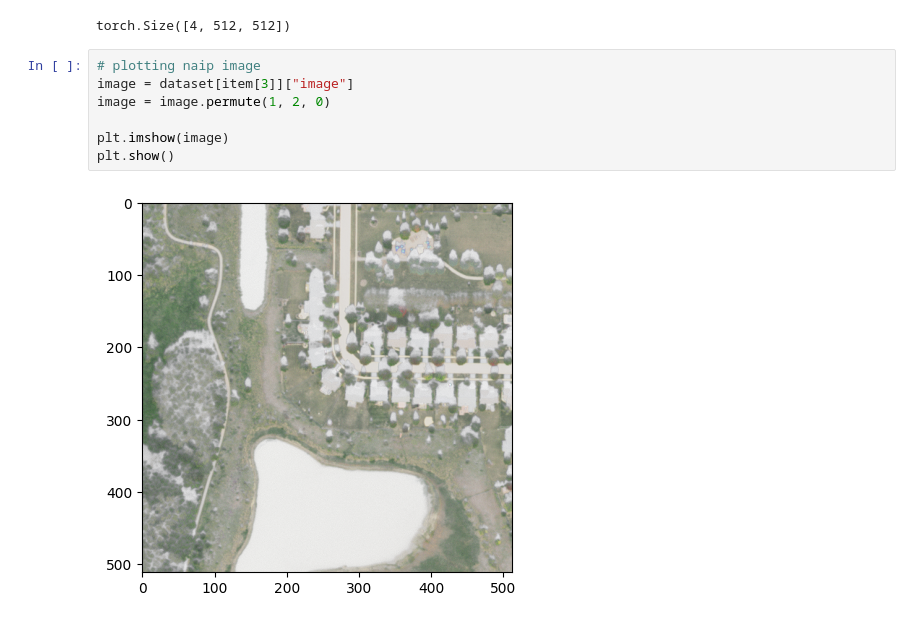
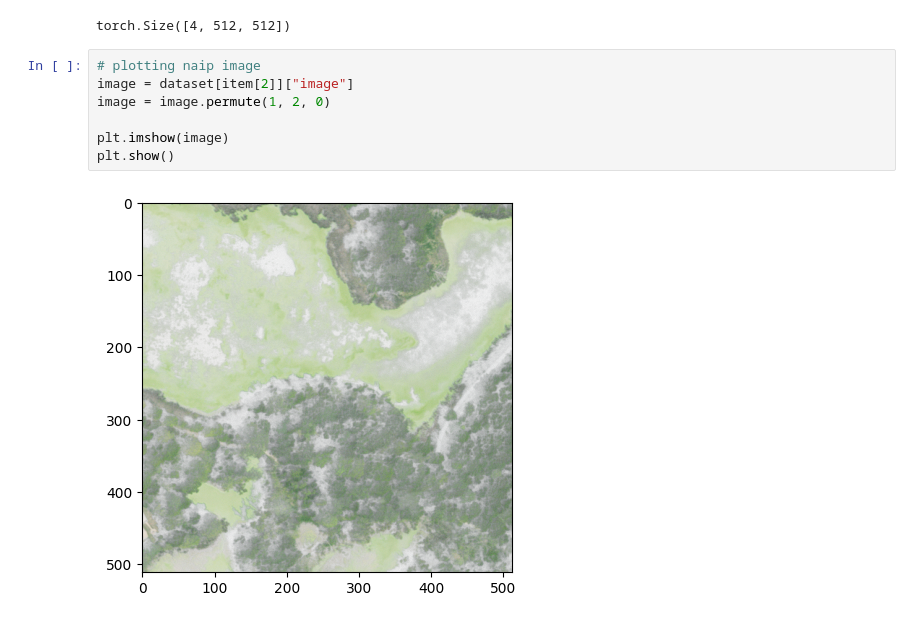
Before and after one commit to dsi-clinic/CMAP, a Jupyter notebook: notebooks/DEM-Fill-Analysis.ipynb, the cells around one changed output. Saved outputs shown, nothing was run; the diff lists cells and outputs as text.

```diff
--- a/notebooks/DEM-Fill-Analysis.ipynb
+++ b/notebooks/DEM-Fill-Analysis.ipynb
@@ -100,13 +98,13 @@ naip[item[0]]["image"].shape
 torch.Size([4, 512, 512])
 # %%
 # plotting naip image
-image = dataset[item[3]]["image"]
+image = dataset[item[2]]["image"]
 image = image.permute(1, 2, 0)
 
 plt.imshow(image)
 plt.show()
 # %% [output]
-[figure, old version]
+[figure, new version]
 # %%
 # Converting DEM CRS to NAIP CRS and plotting the corresponding DEM image
 with rasterio.open(str(config.KC_DEM_ROOT / Path("Kane2017BE_fill_diff.tif"))) as src:
```
Also changed, not shown: parts of 5 cells of this notebook.
